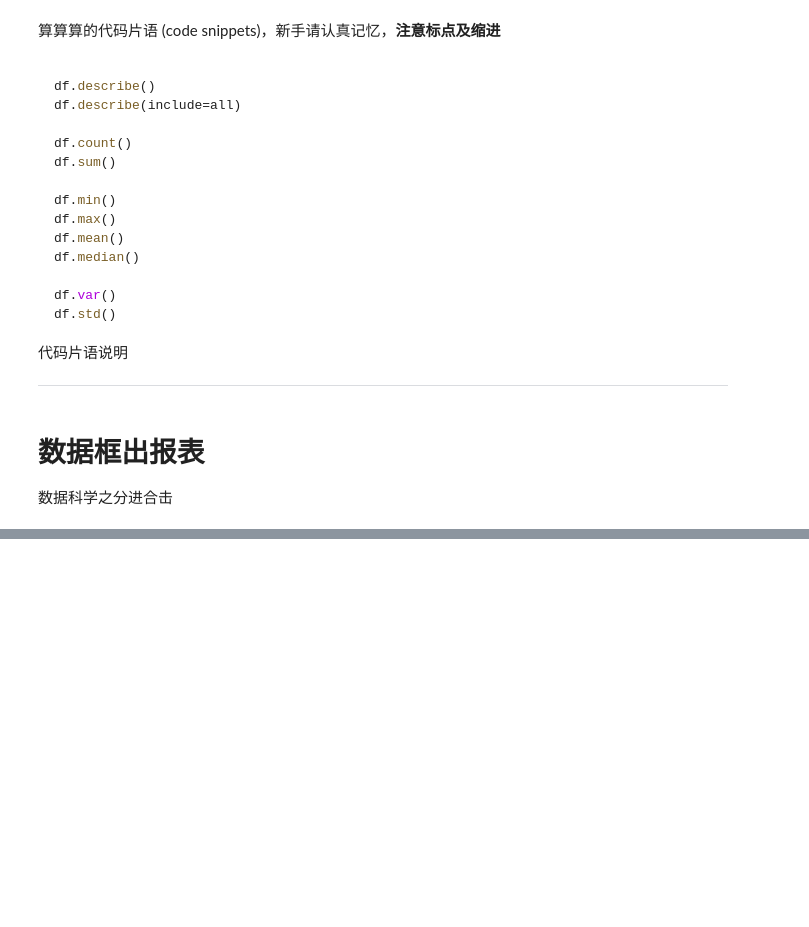
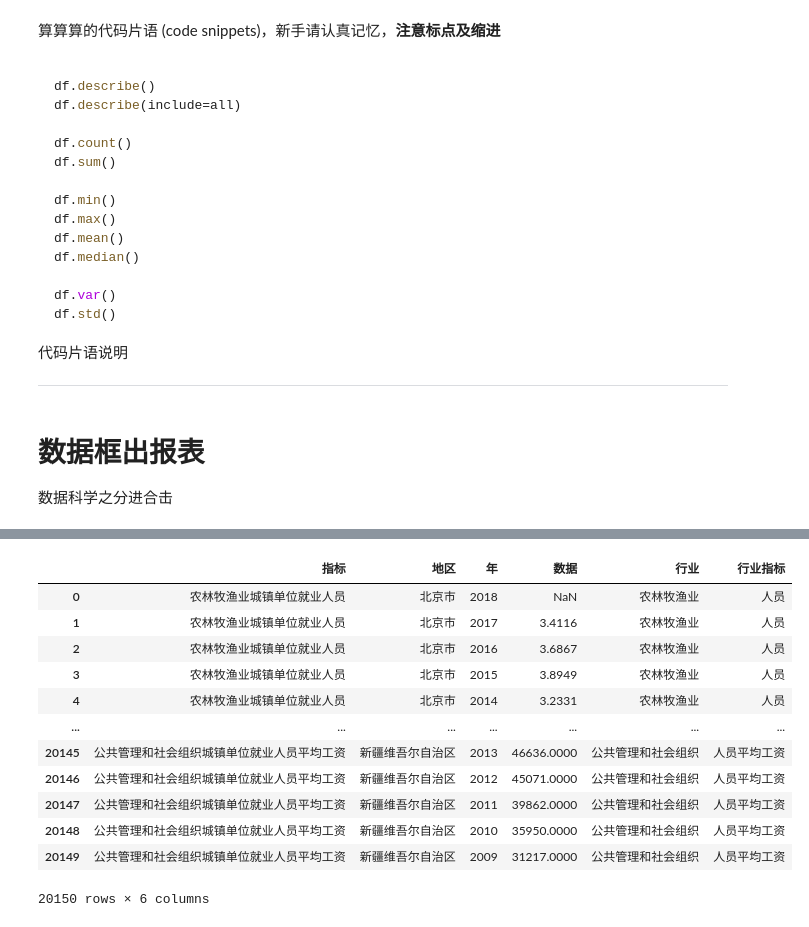
Before and after one commit to liuyu19/python_pandas, a Jupyter notebook: Spring20_Pandas/20春_pandas_week06_try/Untitled.ipynb, the cells around one changed output, grey strips where cells are left out. Cells and saved outputs as stored; diff of their text form; code cells hidden in the pictures; blank space fills up the shorter version.

```diff
--- a/Spring20_Pandas/20春_pandas_week06_try/Untitled.ipynb
+++ b/Spring20_Pandas/20春_pandas_week06_try/Untitled.ipynb
@@ -665,0 +672,3 @@ ValueError: not enough values to unpack (expected 2, got 1)
+# %%
+指标分的可能性 = [ x.split("城镇单位就业") for x in df_zh.指标.unique()]
+指标分的可能性
@@ -665,0 +693,3 @@ ValueError: not enough values to unpack (expected 2, got 1)
+# %%
+指标分的可能性_取 = [ [x,y] for (x,y) in 指标分的可能性 if (y == '人员平均工资' or '人员') and x != '']
+指标分的可能性_取
@@ -665,0 +714,3 @@ ValueError: not enough values to unpack (expected 2, got 1)
+# %%
+指标分的可能性_取_all  = ["城镇单位就业".join(x) for x in 指标分的可能性_取]
+指标分的可能性_取_all
@@ -665,0 +789,18 @@ ValueError: not enough values to unpack (expected 2, got 1)
+# %%
+df_就业切片['行业'] = [x.split("城镇单位就业")[0] for x in df_就业切片.指标]
+df_就业切片['行业指标'] = [x.split("城镇单位就业")[1] for x in df_就业切片.指标]
+df_就业切片
+# %% [output]
+|  | 指标 | 地区 | 年 | 数据 | 行业 | 行业指标 |
+| 0 | 农林牧渔业城镇单位就业人员 | 北京市 | 2018 | NaN | 农林牧渔业 | 人员 |
+| 1 | 农林牧渔业城镇单位就业人员 | 北京市 | 2017 | 3.4116 | 农林牧渔业 | 人员 |
+| 2 | 农林牧渔业城镇单位就业人员 | 北京市 | 2016 | 3.6867 | 农林牧渔业 | 人员 |
+| 3 | 农林牧渔业城镇单位就业人员 | 北京市 | 2015 | 3.8949 | 农林牧渔业 | 人员 |
+| 4 | 农林牧渔业城镇单位就业人员 | 北京市 | 2014 | 3.2331 | 农林牧渔业 | 人员 |
+| ... | ... | ... | ... | ... | ... | ... |
+| 20145 | 公共管理和社会组织城镇单位就业人员平均工资 | 新疆维吾尔自治区 | 2013 | 46636.0000 | 公共管理和社会组织 | 人员平均工资 |
+| 20146 | 公共管理和社会组织城镇单位就业人员平均工资 | 新疆维吾尔自治区 | 2012 | 45071.0000 | 公共管理和社会组织 | 人员平均工资 |
+| 20147 | 公共管理和社会组织城镇单位就业人员平均工资 | 新疆维吾尔自治区 | 2011 | 39862.0000 | 公共管理和社会组织 | 人员平均工资 |
+| 20148 | 公共管理和社会组织城镇单位就业人员平均工资 | 新疆维吾尔自治区 | 2010 | 35950.0000 | 公共管理和社会组织 | 人员平均工资 |
+| 20149 | 公共管理和社会组织城镇单位就业人员平均工资 | 新疆维吾尔自治区 | 2009 | 31217.0000 | 公共管理和社会组织 | 人员平均工资 |
+20150 rows × 6 columns
```
Also changed, not shown: parts of 45 cells of this notebook, 1 other file.
